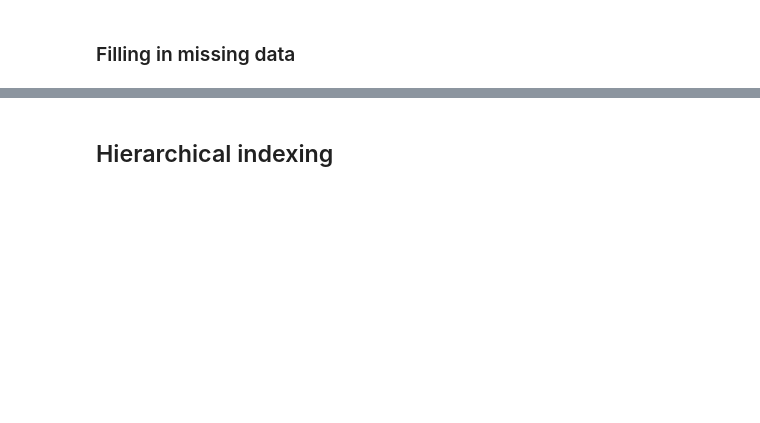
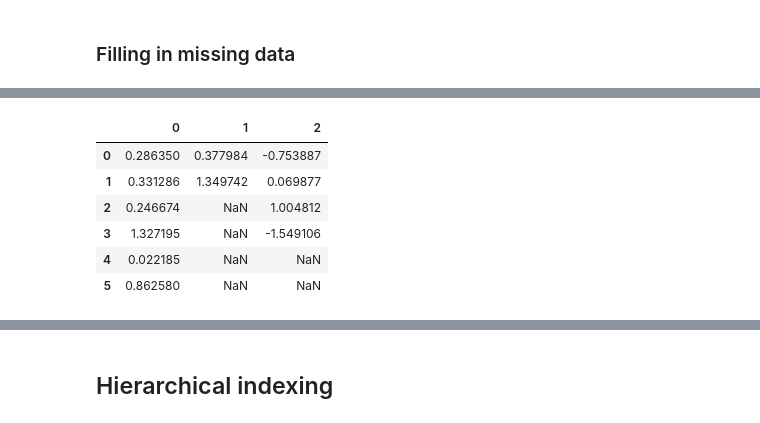
Before and after one commit to BigDataLearnin/python-for-data-analysis, a Jupyter notebook: ch05.ipynb, the cells around one changed output, grey strips where cells are left out. Cells and saved outputs as stored; diff of their text form; code cells hidden in the pictures; blank space fills up the shorter version.

```diff
--- a/ch05.ipynb
+++ b/ch05.ipynb
@@ -518,6 +1391,14 @@ df
 # %%
 df = DataFrame(np.random.randn(6, 3))
-df.ix[2:, 1] = NA; df.ix[4:, 2] = NA
+df.iloc[2:, 1] = NA; df.iloc[4:, 2] = NA
 df
+# %% [output]
+|  | 0 | 1 | 2 |
+| 0 | 0.286350 | 0.377984 | -0.753887 |
+| 1 | 0.331286 | 1.349742 | 0.069877 |
+| 2 | 0.246674 | NaN | 1.004812 |
+| 3 | 1.327195 | NaN | -1.549106 |
+| 4 | 0.022185 | NaN | NaN |
+| 5 | 0.862580 | NaN | NaN |
 # %%
 df.fillna(method='ffill')
```
Also changed, not shown: parts of 209 cells of this notebook.
